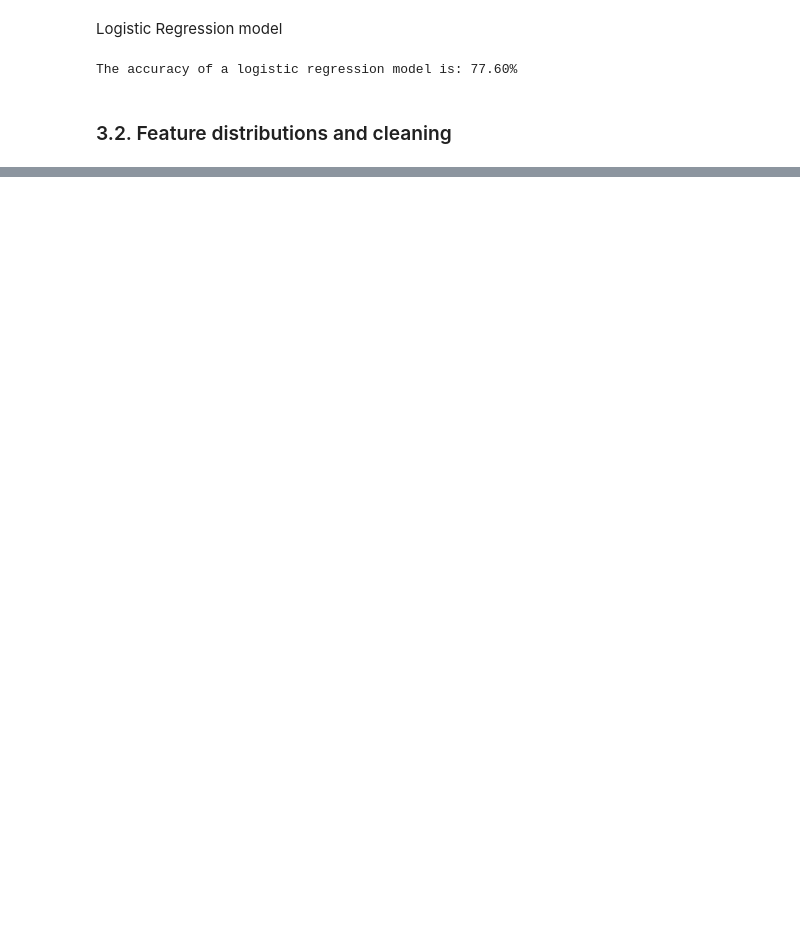
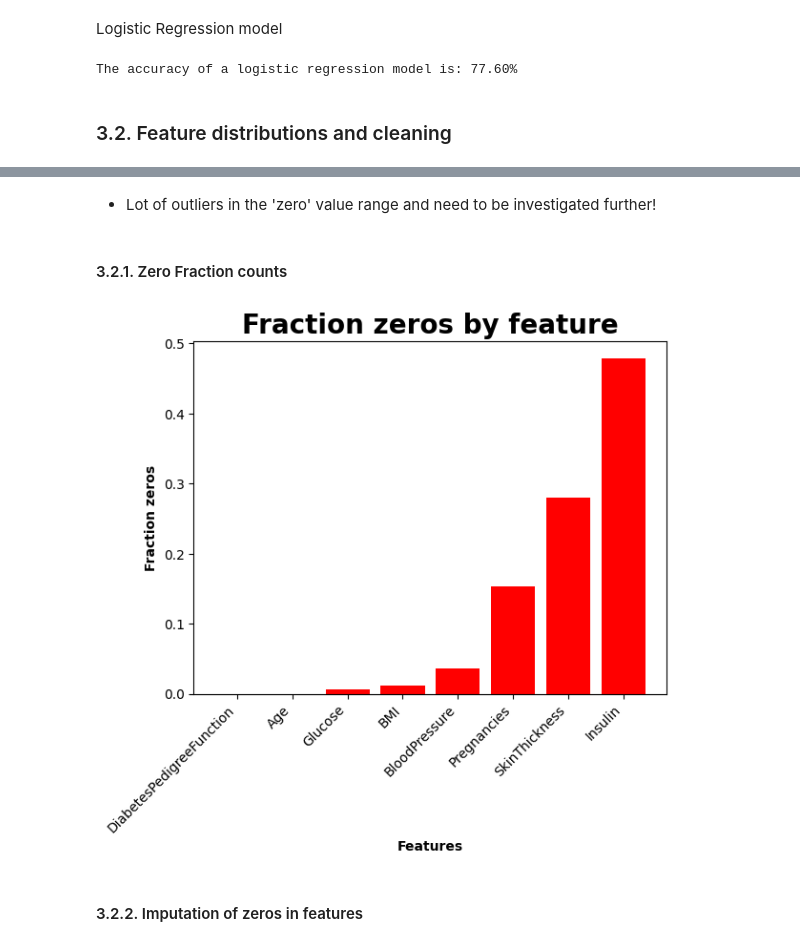
Before and after one commit to 4GeeksAcademy/Madesh2-gperdrizet-diabetes-prediction, a Jupyter notebook: src/Madesh-01-decision_tree.ipynb, the cells around one changed output, grey strips where cells are left out. Saved outputs shown, nothing was run; the diff lists cells and outputs as text; code cells hidden in the pictures; blank space fills up the shorter version.

```diff
--- a/src/Madesh-01-decision_tree.ipynb
+++ b/src/Madesh-01-decision_tree.ipynb
@@ -131,0 +130,18 @@ fig.tight_layout()
+# %% [markdown]
+- Lot of outliers in the 'zero' value range and need to be investigated further!
+# %% [markdown]
+#### 3.2.1. Zero Fraction counts
+# %%
+fraction_zeros=(training_df[numerical_features]==0).astype(int).sum(axis=0) / len(training_df)
+fraction_zeros.sort_values(inplace=True)
+
+plt.title('Fraction zeros by feature', fontsize=20, fontweight='bold')
+plt.bar(fraction_zeros.index, fraction_zeros, color='red')
+plt.xticks(rotation=45, ha='right')
+plt.xlabel('Features', fontweight='bold')
+plt.ylabel('Fraction zeros', fontweight='bold')
+plt.show()
+# %% [output]
+[figure, added]
+# %% [markdown]
+#### 3.2.2. Imputation of zeros in features
```
Also changed, not shown: parts of 6 cells of this notebook, 1 other file.
